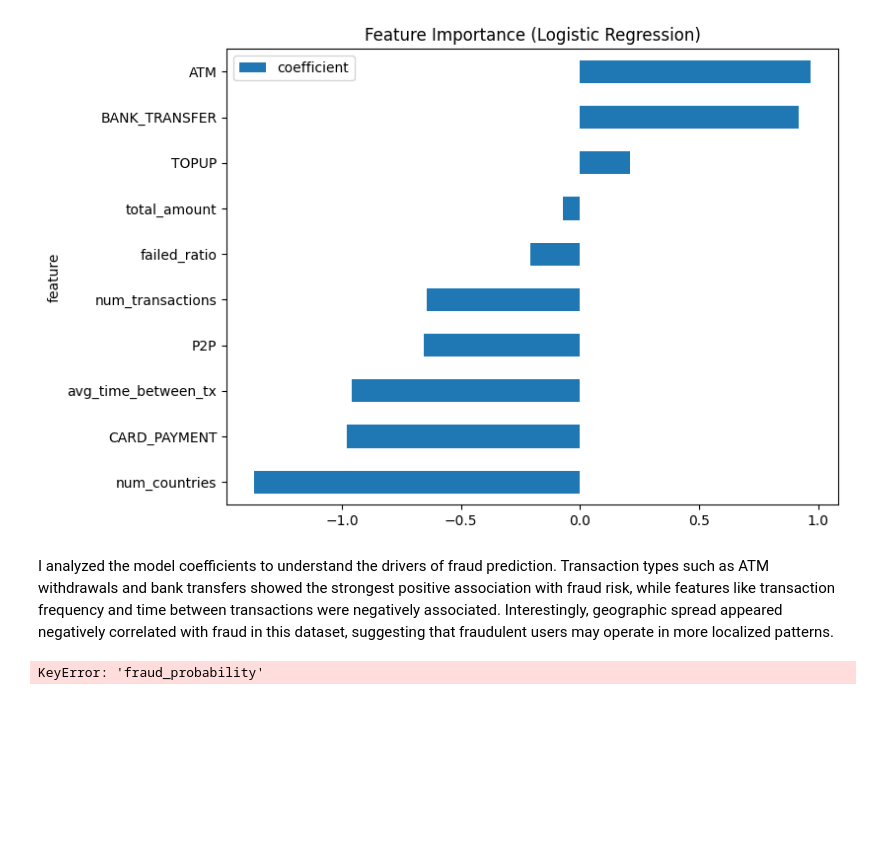
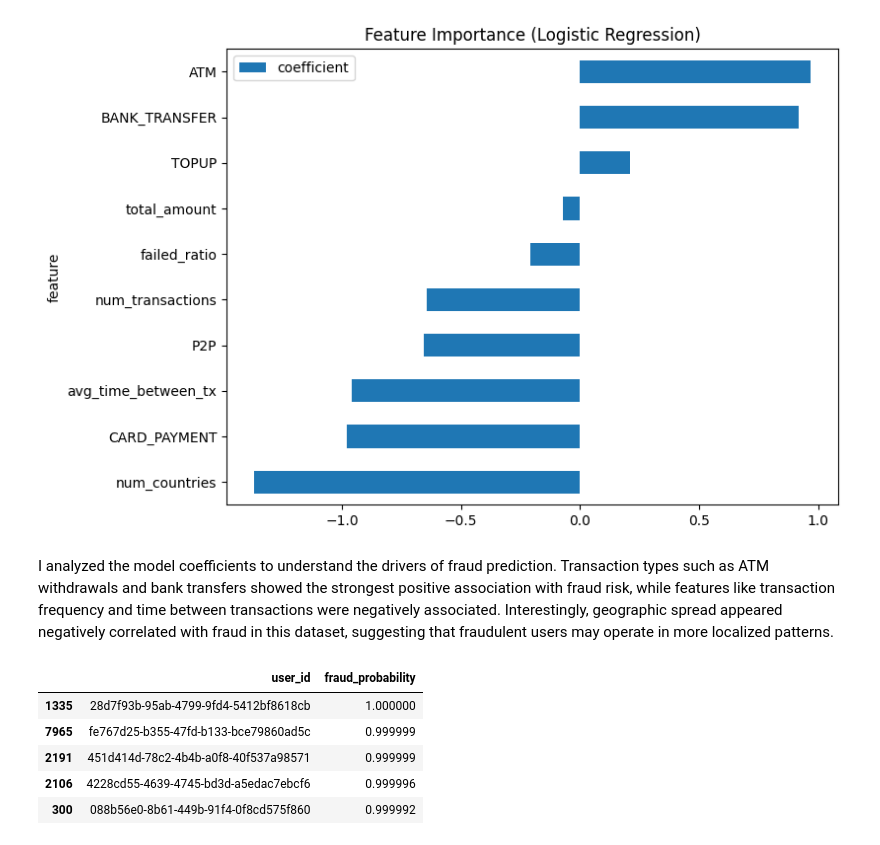
Before and after one commit to iortcacha/dotfiles, a Jupyter notebook: B.ipynb, the cells around one changed output. Cells and saved outputs as stored; diff of their text form; code cells hidden in the pictures; blank space fills up the shorter version.

```diff
--- a/B.ipynb
+++ b/B.ipynb
@@ -236,18 +236,26 @@ plt.show()
 # %% [markdown]
 I analyzed the model coefficients to understand the drivers of fraud prediction. Transaction types such as ATM withdrawals and bank transfers showed the strongest positive association with fraud risk, while features like transaction frequency and time between transactions were negatively associated. Interestingly, geographic spread appeared negatively correlated with fraud in this dataset, suggesting that fraudulent users may operate in more localized patterns.
 # %%
-df_candidates = df[~df["user_id"].isin(fraudsters["user_id"])]
-
 df["fraud_probability"] = model.predict_proba(
     scaler.transform(X)
 )[:, 1]
+
+# Remove known fraudsters AFTER creating the probability column
+df_candidates = df[~df["user_id"].isin(fraudsters["user_id"])].copy()
+
+# Top 5 most likely fraudsters
 top_5 = df_candidates.sort_values(
     "fraud_probability", ascending=False
 ).head(5)
 
 top_5[["user_id", "fraud_probability"]]
 # %% [output]
-KeyError: 'fraud_probability'
+|  | user_id | fraud_probability |
+| 1335 | 28d7f93b-95ab-4799-9fd4-5412bf8618cb | 1.000000 |
+| 7965 | fe767d25-b355-47fd-b133-bce79860ad5c | 0.999999 |
+| 2191 | 451d414d-78c2-4b4b-a0f8-40f537a98571 | 0.999999 |
+| 2106 | 4228cd55-4639-4745-bd3d-a5edac7ebcf6 | 0.999996 |
+| 300 | 088b56e0-8b61-449b-91f4-0f8cd575f860 | 0.999992 |
 # %%
 top_5_details = df[df["user_id"].isin(top_5["user_id"])]
 top_5_details
```
Also changed, not shown: parts of 6 cells of this notebook.
